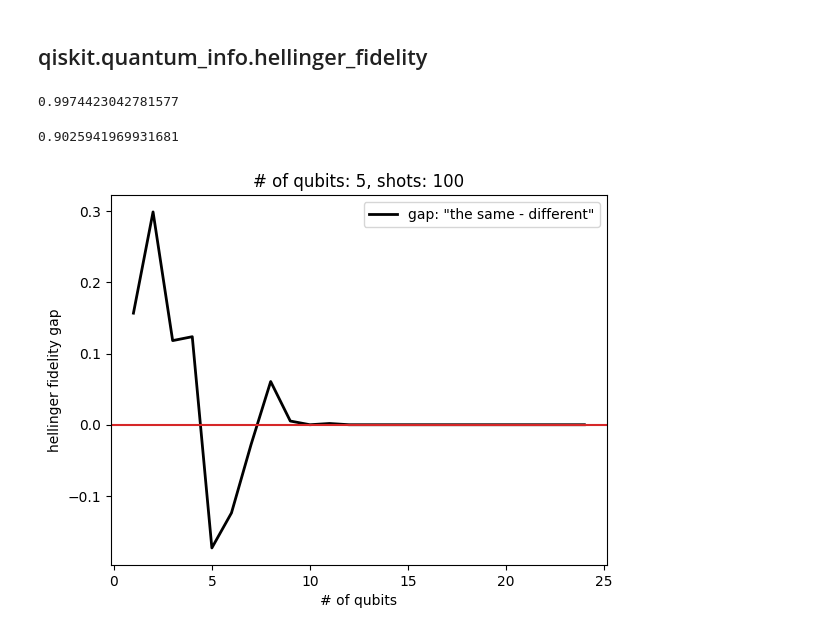
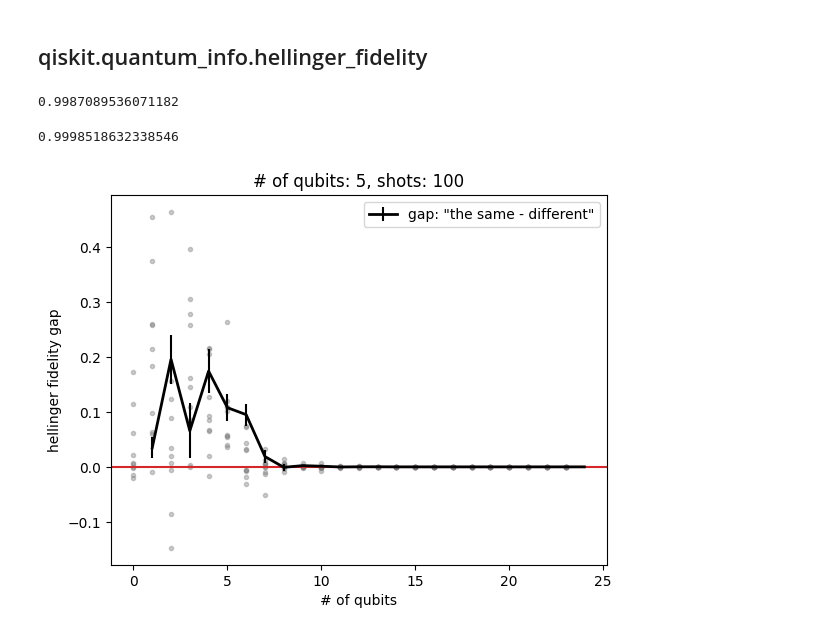
Before and after one commit to marcinabram/shadow_tomography, a Jupyter notebook: part5_benchmark-number-of-qubits.ipynb, the cells around one changed output. Saved outputs shown, nothing was run; the diff lists cells and outputs as text; code cells hidden in the pictures.

```diff
--- a/part5_benchmark-number-of-qubits.ipynb
+++ b/part5_benchmark-number-of-qubits.ipynb
@@ -231,7 +231,9 @@ def measure(circ1, circ2, n=100):
 # %%
 results = []
 for i in range(1, 25):
-    circ1 = get_basic_random_circuit(num_qubits=i, depth=10, gate_set=basis_gate_set)
-    circ2 = get_basic_random_circuit(num_qubits=i, depth=10, gate_set=basis_gate_set)
-    m = measure(circ1, circ2, n=100)
-    results.append(m)
+    print(f'{i}', end=' ')
+    for j in range(10):
+        circ1 = get_basic_random_circuit(num_qubits=i, depth=10, gate_set=basis_gate_set)
+        circ2 = get_basic_random_circuit(num_qubits=i, depth=10, gate_set=basis_gate_set)
+        m = measure(circ1, circ2, n=100)
+        results.append(m)
@@ -264,0 +277,21 @@ plt.show()
+# %%
+# the same
+x = list(range(1, 25))
+same = numpy.array([simple_agreement(results[i]['c1'], results[i]['c1bis']) for i in range(24*10)])
+diff = numpy.array([simple_agreement(results[i]['c1'], results[i]['c2']) for i in range(24*10)])
+delta = same.reshape(-1, 10).std(ddof=0, axis=-1) + diff.reshape(-1, 10).std(ddof=0, axis=-1)
+same = same.reshape(-1, 10)
+diff = diff.reshape(-1, 10)
+
+plt.plot((same - diff), '.', color='grey', linewidth=1, alpha=0.6)
+
+plt.errorbar(x, same.mean(axis=-1) - diff.mean(axis=-1), delta/numpy.sqrt(10),
+             color='black', linewidth=2, elinewidth=1, label='gap: "the same - different"')
+
+plt.axhline(y=0, color='tab:red', linestyle='-')
+
+plt.legend()
+plt.title('depth: 10, shots: 100')
+plt.xlabel('# of qubits')
+plt.ylabel('gap')
+plt.show()
@@ -270,8 +305,8 @@ count = lambda r: collections.Counter([''.join([str(s) for s in s]) for s in r])
 display(qiskit.quantum_info.hellinger_fidelity(count(results[0]['c1']), count(results[0]['c1bis'])))
 display(qiskit.quantum_info.hellinger_fidelity(count(results[0]['c1']), count(results[0]['c2'])))
 # %% [output]
-0.9974423042781577
+0.9987089536071182
-0.9025941969931681
+0.9998518632338546
 # %%
 def simple_hellinger(df):
     fidelity = qiskit.quantum_info.hellinger_fidelity
@@ -281,16 +316,19 @@ def simple_hellinger(df):
 # %%
 # the same
 x = list(range(1, 25))
-gap = numpy.array([simple_hellinger(results[i]) for i in range(24)])
+gap = numpy.array([simple_hellinger(results[i]) for i in range(24*10)])
+delta = gap.reshape(-1, 10).std(ddof=0, axis=-1)
+gap = gap.reshape(-1, 10)
 
-plt.plot(x, gap, color='black', linewidth=2, label='gap: "the same - different"')
+plt.plot(gap, '.', color='grey', linewidth=1, alpha=0.4)
+plt.errorbar(x, gap.mean(axis=-1), delta/numpy.sqrt(10),
+             color='black', linewidth=2, elinewidth=1.5, label='gap: "the same - different"')
 
 plt.axhline(y=0, color='tab:red', linestyle='-')
-
 plt.legend()
 plt.title('# of qubits: 5, shots: 100')
 plt.xlabel('# of qubits')
 plt.ylabel('hellinger fidelity gap')
 plt.show()
 # %% [output]
-[figure, old version]
+[figure, new version]
```
Also changed, not shown: parts of 7 cells of this notebook.
